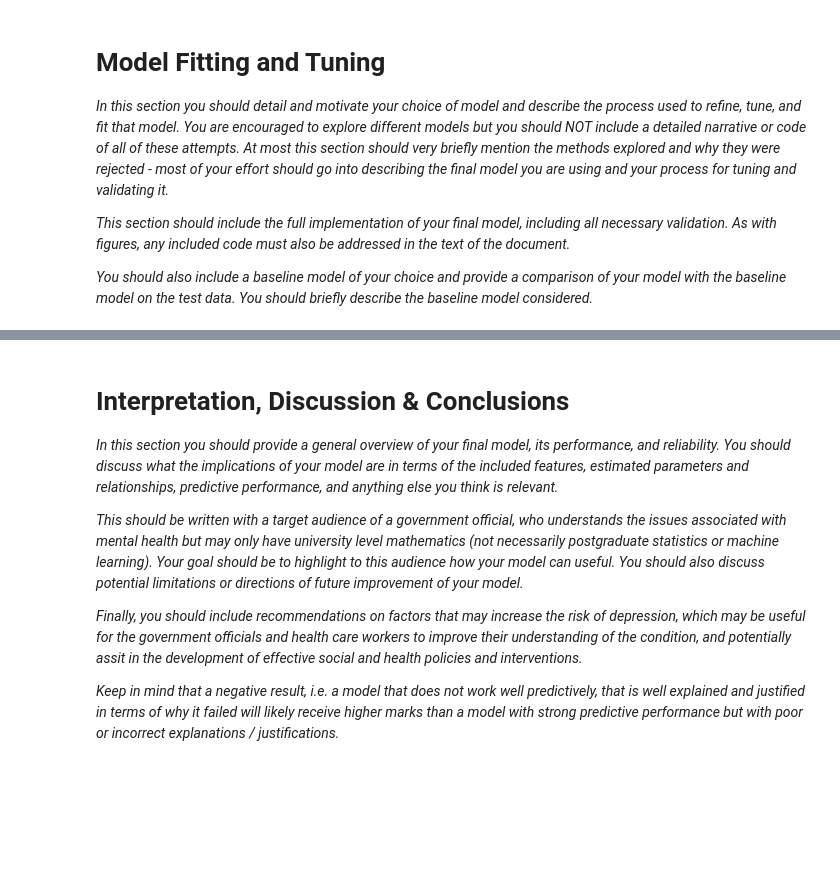
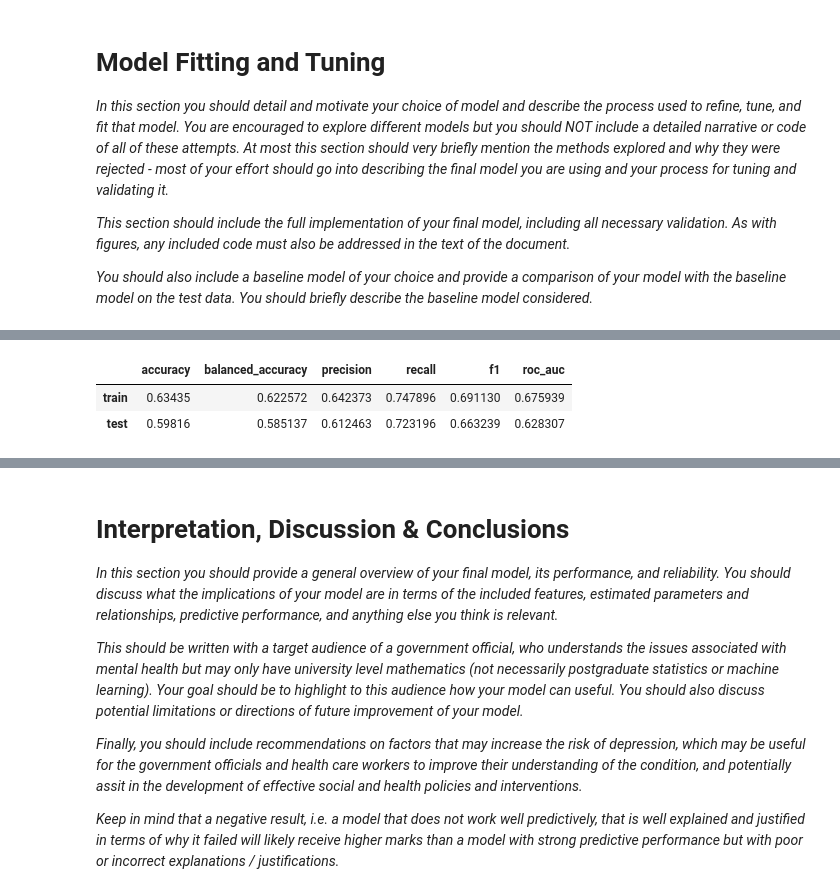
Before and after one commit to Xuyi-S/MLP-Project, a Jupyter notebook: project.ipynb, the cells around one changed output, grey strips where cells are left out. Drawn from its saved outputs; the diff is of its cells as text; code cells hidden in the pictures; blank space fills up the shorter version.

```diff
--- a/project.ipynb
+++ b/project.ipynb
@@ -419,3 +1044,90 @@ Test shape : (2608, 90)
 *This section should include the full implementation of your final model, including all necessary validation. As with figures, any included code must also be addressed in the text of the document.*
 
 *You should also include a baseline model of your choice and provide a comparison of your model with the baseline model on the test data. You should briefly describe the baseline model considered.*
+# %%
+# =========================================================
+# 3. Baseline Logistic Regression
+# =========================================================
+
+baseline_model = LogisticRegression(
+    penalty=None,
+    solver="lbfgs",
+    max_iter=5000,
+    random_state=random_state
+)
+
+baseline_pipeline = Pipeline([
+    ("preprocessor", preprocessor),
+    ("model", baseline_model)
+])
+
+baseline_pipeline.fit(X_train, y_train)
+
+
+# =========================================================
+# 4. 评估函数
+# =========================================================
+
+def evaluate_model(model, X, y):
+
+    y_pred = model.predict(X)
+    y_prob = model.predict_proba(X)[:, 1]
+
+    return {
+        "accuracy": accuracy_score(y, y_pred),
+        "balanced_accuracy": balanced_accuracy_score(y, y_pred),
+        "precision": precision_score(y, y_pred, zero_division=0),
+        "recall": recall_score(y, y_pred, zero_division=0),
+        "f1": f1_score(y, y_pred, zero_division=0),
+        "roc_auc": roc_auc_score(y, y_prob)
+    }, y_pred, y_prob
+
+
+baseline_train_metrics, baseline_train_pred, baseline_train_prob = evaluate_model(
+    baseline_pipeline, X_train, y_train
+)
+
+baseline_test_metrics, baseline_test_pred, baseline_test_prob = evaluate_model(
+    baseline_pipeline, X_test, y_test
+)
+
+
+baseline_perf_df = pd.DataFrame(
+    [baseline_train_metrics, baseline_test_metrics],
+    index=["train", "test"]
+)
+
+print("\nBaseline表现：")
+display(baseline_perf_df)
+
+# =========================================================
+# 5. 提取系数
+# =========================================================
+
+feature_names_after_encoding = baseline_pipeline.named_steps[
+    "preprocessor"
+].get_feature_names_out()
+
+baseline_coef_df = pd.DataFrame({
+    "feature": feature_names_after_encoding,
+    "coef": baseline_pipeline.named_steps["model"].coef_[0]
+}).sort_values("coef", key=np.abs, ascending=False)
+
+display(baseline_coef_df.head(20))
+
+# =========================================================
+# 6. 预测结果（供后续cell使用）
+# =========================================================
+
+baseline_train_pred_df = pd.DataFrame({
+    "y_true": y_train,
+    "y_pred": baseline_train_pred,
+    "y_prob": baseline_train_prob
+})
+
+baseline_test_pred_df = pd.DataFrame({
+    "y_true": y_test,
+    "y_pred": baseline_test_pred,
+    "y_prob": baseline_test_prob
+})
+# %% [output]
@@ -421,0 +1135,3 @@ Test shape : (2608, 90)
+|  | accuracy | balanced_accuracy | precision | recall | f1 | roc_auc |
+| train | 0.63435 | 0.622572 | 0.642373 | 0.747896 | 0.691130 | 0.675939 |
+| test | 0.59816 | 0.585137 | 0.612463 | 0.723196 | 0.663239 | 0.628307 |
```
Also changed, not shown: parts of 6 cells of this notebook.
